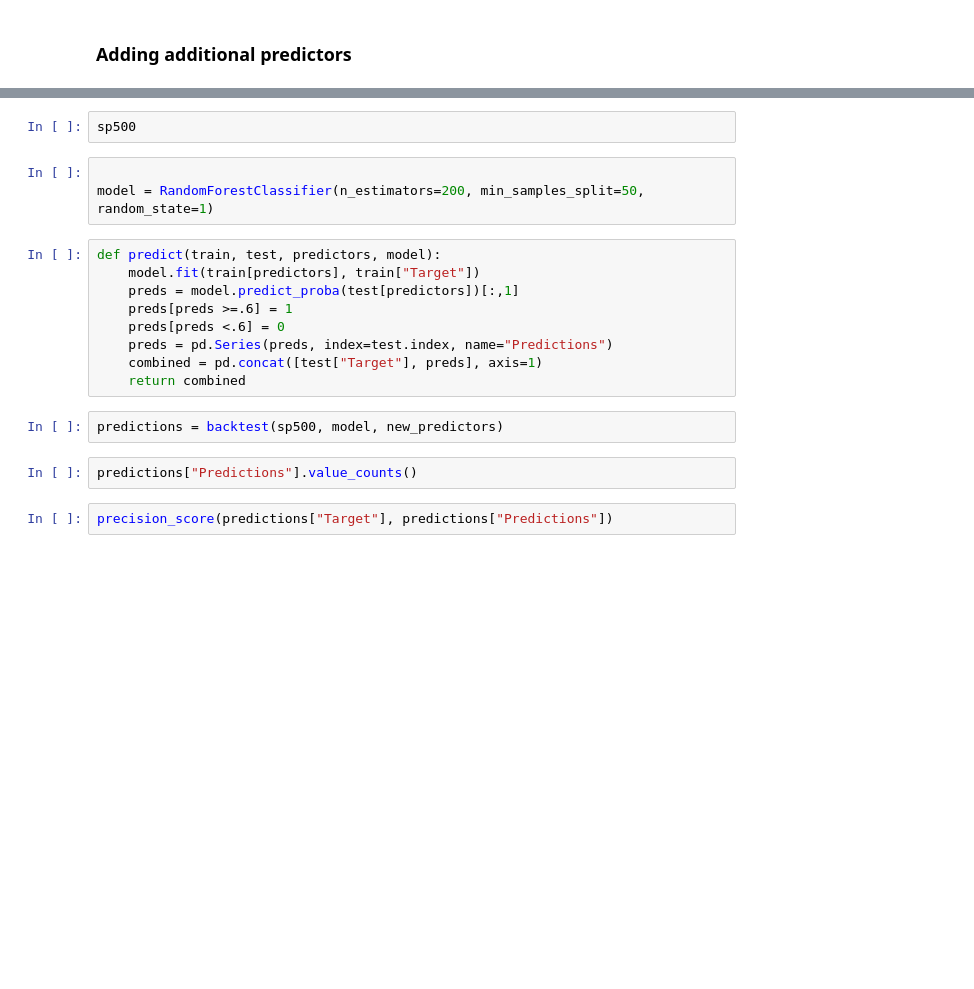
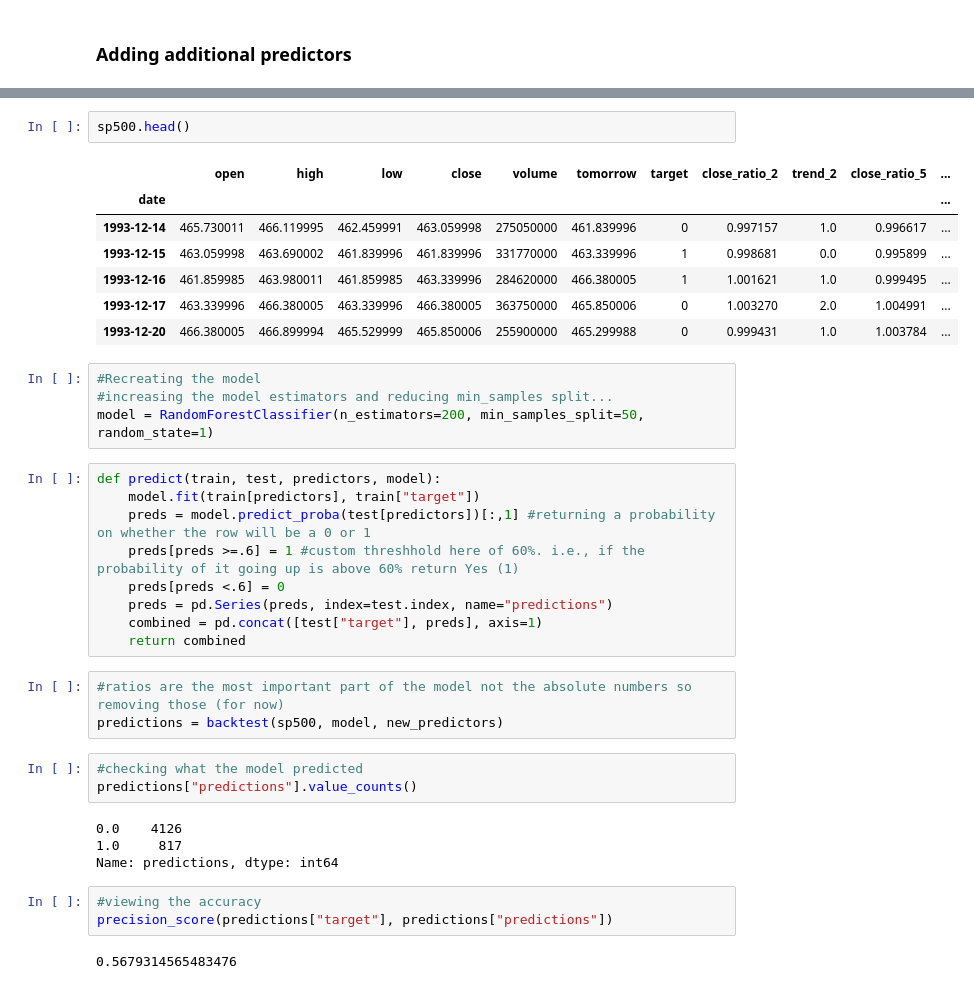
Before and after one commit to AMegag/Financial-Models, a Jupyter notebook: stock_price_predictor.ipynb, the cells around one changed output, grey strips where cells are left out. Drawn from its saved outputs; the diff is of its cells as text; blank space fills up the shorter version.

Commit message:
Initial model completed

```diff
--- a/stock_price_predictor.ipynb
+++ b/stock_price_predictor.ipynb
@@ -265,21 +262,39 @@ for horizon in horizons:
 sp500 = sp500.dropna(subset=sp500.columns[sp500.columns != "tomorrow"])
 # %%
-sp500
+sp500.head()
+# %% [output]
+|  | open | high | low | close | volume | tomorrow | target | close_ratio_2 | trend_2 | close_ratio_5 | ... |
+| date |  |  |  |  |  |  |  |  |  |  | ... |
+| 1993-12-14 | 465.730011 | 466.119995 | 462.459991 | 463.059998 | 275050000 | 461.839996 | 0 | 0.997157 | 1.0 | 0.996617 | ... |
+| 1993-12-15 | 463.059998 | 463.690002 | 461.839996 | 461.839996 | 331770000 | 463.339996 | 1 | 0.998681 | 0.0 | 0.995899 | ... |
+| 1993-12-16 | 461.859985 | 463.980011 | 461.859985 | 463.339996 | 284620000 | 466.380005 | 1 | 1.001621 | 1.0 | 0.999495 | ... |
+| 1993-12-17 | 463.339996 | 466.380005 | 463.339996 | 466.380005 | 363750000 | 465.850006 | 0 | 1.003270 | 2.0 | 1.004991 | ... |
+| 1993-12-20 | 466.380005 | 466.899994 | 465.529999 | 465.850006 | 255900000 | 465.299988 | 0 | 0.999431 | 1.0 | 1.003784 | ... |
 # %%
-
+#Recreating the model
+#increasing the model estimators and reducing min_samples split...
 model = RandomForestClassifier(n_estimators=200, min_samples_split=50, random_state=1)
 # %%
 def predict(train, test, predictors, model):
-    model.fit(train[predictors], train["Target"])
-    preds = model.predict_proba(test[predictors])[:,1]
-    preds[preds >=.6] = 1
+    model.fit(train[predictors], train["target"])
+    preds = model.predict_proba(test[predictors])[:,1] #returning a probability on whether the row will be a 0 or 1
+    preds[preds >=.6] = 1 #custom threshhold here of 60%. i.e., if the probability of it going up is above 60% return Yes (1)
     preds[preds <.6] = 0
-    preds = pd.Series(preds, index=test.index, name="Predictions")
-    combined = pd.concat([test["Target"], preds], axis=1)
+    preds = pd.Series(preds, index=test.index, name="predictions")
+    combined = pd.concat([test["target"], preds], axis=1)
     return combined
 # %%
+#ratios are the most important part of the model not the absolute numbers so removing those (for now)
 predictions = backtest(sp500, model, new_predictors)
 # %%
-predictions["Predictions"].value_counts()
+#checking what the model predicted
+predictions["predictions"].value_counts()
+# %% [output]
+0.0    4126
+1.0     817
+Name: predictions, dtype: int64
 # %%
-precision_score(predictions["Target"], predictions["Predictions"])
+#viewing the accuracy
+precision_score(predictions["target"], predictions["predictions"])
+# %% [output]
+0.5679314565483476
```
Also changed, not shown: parts of 11 cells of this notebook.
